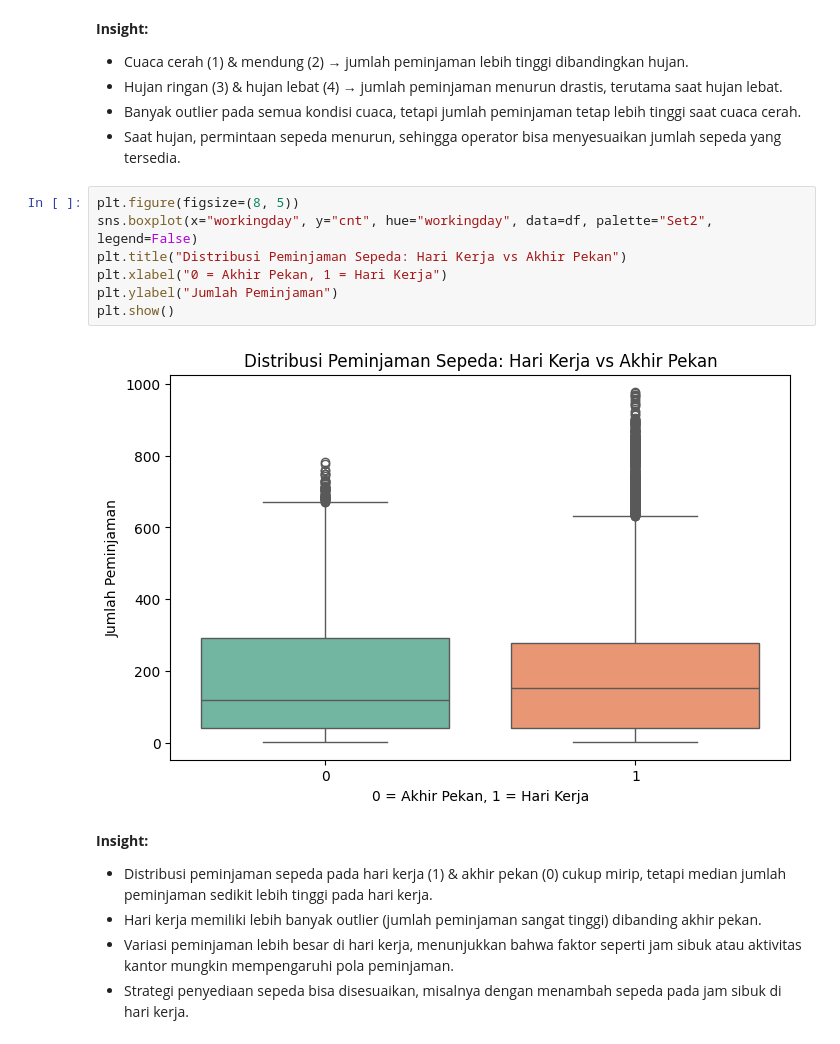
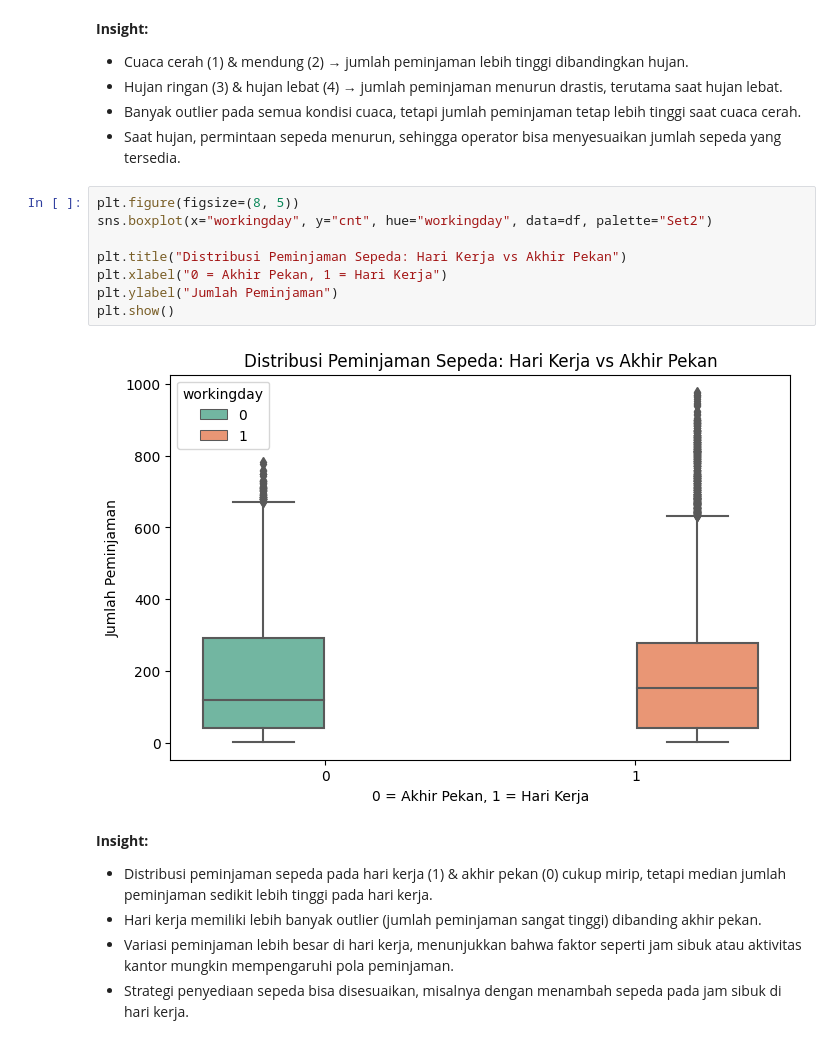
Before and after one commit to amelynsa/bike-sharing-dashboard, a Jupyter notebook: notebook.ipynb, the cells around one changed output. Drawn from its saved outputs; the diff is of its cells as text.

```diff
--- a/notebook.ipynb
+++ b/notebook.ipynb
@@ -194,13 +199,14 @@ plt.show()
 - Saat hujan, permintaan sepeda menurun, sehingga operator bisa menyesuaikan jumlah sepeda yang tersedia.
 # %%
 plt.figure(figsize=(8, 5))
-sns.boxplot(x="workingday", y="cnt", hue="workingday", data=df, palette="Set2", legend=False)
+sns.boxplot(x="workingday", y="cnt", hue="workingday", data=df, palette="Set2")
+
 plt.title("Distribusi Peminjaman Sepeda: Hari Kerja vs Akhir Pekan")
 plt.xlabel("0 = Akhir Pekan, 1 = Hari Kerja")
 plt.ylabel("Jumlah Peminjaman")
 plt.show()
 # %% [output]
-[figure, old version]
+[figure, new version]
 # %% [markdown]
 **Insight:**
 
```
Also changed, not shown: parts of 3 cells of this notebook, 1 other file.
